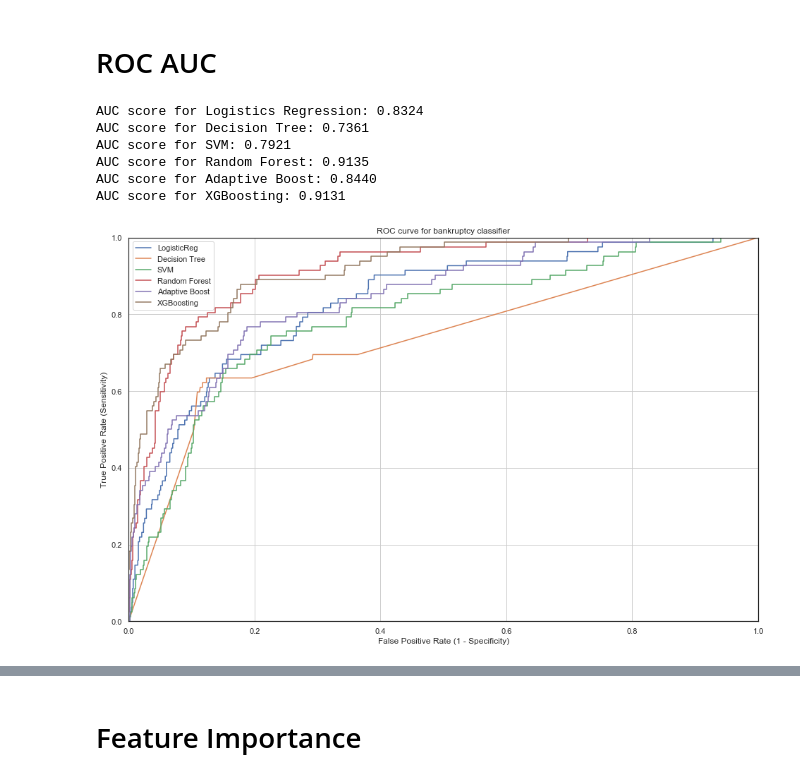
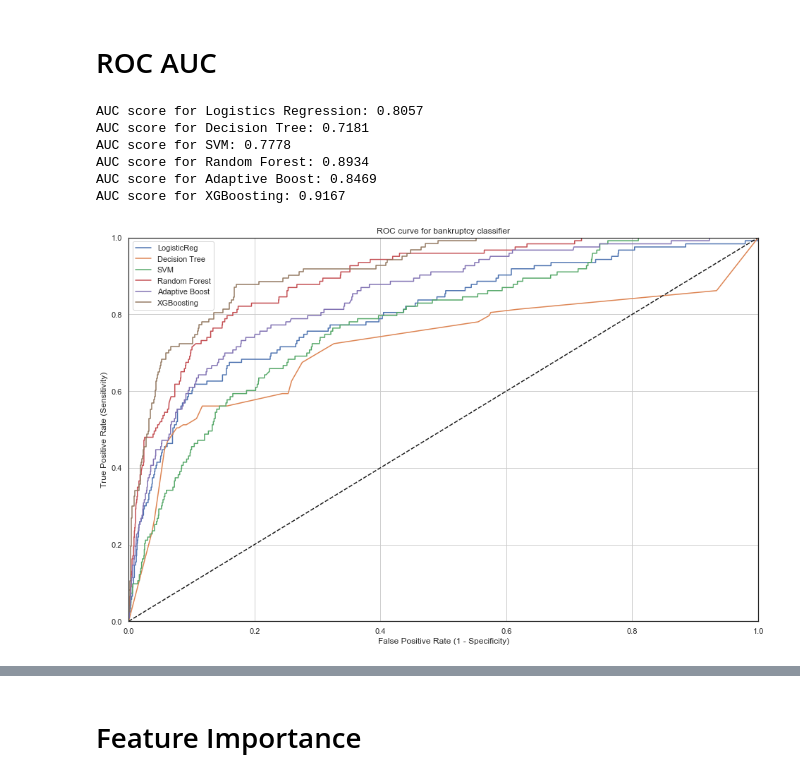
Before and after one commit to PythonNewLearner/Machine-Learning-_-Bankcruptcy, a Jupyter notebook: project.ipynb, the cells around one changed output, grey strips where cells are left out. Drawn from its saved outputs; the diff is of its cells as text; code cells hidden in the pictures.

```diff
--- a/project.ipynb
+++ b/project.ipynb
@@ -155,7 +157,7 @@ Imputing row 5901/5910 with 1 missing, elapsed time: 12.251
 # %%
-#Normalization
+#Standtardize the data
 scaler=StandardScaler()
-X_filled_knn=scaler.fit_transform(X_filled_knn)
+#X_filled_knn=scaler.fit_transform(X_filled_knn)
 # %%
 df_KNN=pd.DataFrame(X_filled_knn,columns=X.columns)
 # %% [markdown]
@@ -224,7 +226,7 @@ f2=make_scorer(fbeta_score,beta=2)
 #Over-Sampling (SMOTE)
 from imblearn.over_sampling import SMOTE
 sm=SMOTE(random_state=2019)
-pipe1=make_pipline_imb(SMOTE(random_state=2019),LogisticRegression(solver='lbfgs',random_state=2019))
+pipe1=make_pipline_imb(scaler,SMOTE(random_state=2019),LogisticRegression(solver='lbfgs',random_state=2019))
 skf=StratifiedKFold(n_splits=5,shuffle=True,random_state=2019)
 # %%
 #prepare a df to metrics
@@ -330,6 +332,8 @@ for train_index,test_index in skf.split(X_filled_knn,y):
     X_train,X_test=X_filled_knn[train_index],X_filled_knn[test_index]
     y_train,y_test=y.iloc[train_index].values,y.iloc[test_index].values
     y_train,y_test=y_train.reshape(-1,1),y_test.reshape(-1,1)
+
+    X_train=scaler.fit_transform(X_train)
 
     logreg=LogisticRegression(random_state=2019,solver='lbfgs')
     logreg.fit(X_train,y_train.ravel())
@@ -1058,24 +1069,28 @@ from sklearn.metrics import roc_curve,roc_auc_score
 # %%
-LogReg_model = Pipeline([('smt',SMOTE(random_state=2019)),
-
+LogReg_model = Pipeline([('scaler',scaler),
+                ('smt',SMOTE(random_state=2019)),
                 ('classifier', LogisticRegression(C=10,class_weight={0: 0.2, 1: 0.8},random_state=2019))
                  ])
-DT_model = Pipeline([('smt',SMOTE(random_state=2019)),
-
-                ('classifier', DecisionTreeClassifier(max_depth=14,class_weight={0: 0.8, 1: 0.2},random_state=2019))
+DT_model = Pipeline([('scaler',scaler),
+                ('smt',SMOTE(random_state=2019)),
+                ('classifier', DecisionTreeClassifier(max_depth=9,class_weight={0: 0.8, 1: 0.2},random_state=2019))
                  ])
 
-SVM_model=Pipeline([('smt',SMOTE(random_state=2019)),
+SVM_model=Pipeline([('scaler',scaler),
+                    ('smt',SMOTE(random_state=2019)),
                     ('classifier',SVC(C=10,class_weight={0: 0.2, 1: 0.8},random_state=2019,probability=True))
                    ])
-RF_model=Pipeline([('smt',SMOTE(random_state=2019)),
-                    ('classifier',RandomForestClassifier(class_weight={0: 0.8, 1: 0.2},max_depth=14,n_estimators=50,random_state=2019))
+RF_model=Pipeline([('scaler',scaler),
+                    ('smt',SMOTE(random_state=2019)),
+                    ('classifier',RandomForestClassifier(class_weight={0: 0.8, 1: 0.2},max_depth=14,n_estimators=20,random_state=2019))
                    ])
-AdaBoost_model=Pipeline([('smt',SMOTE(random_state=2019)),
-                    ('classifier',AdaBoostClassifier(n_estimators=40,random_state=2019))
+AdaBoost_model=Pipeline([('scaler',scaler),
+                    ('smt',SMOTE(random_state=2019)),
+                    ('classifier',AdaBoostClassifier(n_estimators=30,random_state=2019))
                    ])
-xgb_model=Pipeline([('smt',SMOTE(random_state=2019)),
-                    ('classifier',XGBClassifier(max_depth=5,n_estimators=100,random_state=2019))
+xgb_model=Pipeline([('scaler',scaler),
+                    ('smt',SMOTE(random_state=2019)),
+                    ('classifier',XGBClassifier(max_depth=6,n_estimators=50,random_state=2019))
                    ])
 # %%
 LogReg_model.fit(X_train,y_train)
@@ -1099,38 +1114,39 @@ y_pred_prob_xgb=xgb_model.predict_proba(X_test)[:,1]
 
 fpr_LR, tpr_LR,_ = roc_curve(y_test, y_pred_prob_LR)
 fpr_DT, tpr_DT,_ = roc_curve(y_test, y_pred_prob_DT)
 fpr_SVM, tpr_SVM,_ = roc_curve(y_test, y_pred_prob_SVM)
 fpr_RF, tpr_RF,_ = roc_curve(y_test, y_pred_prob_RF)
 fpr_AdaBoost, tpr_AdaBoost,_ = roc_curve(y_test, y_pred_prob_AdaBoost)
 fpr_xgb, tpr_xgb,_ = roc_curve(y_test, y_pred_prob_xgb)
 
 plt.figure(figsize=(16,10))
 plt.plot(fpr_LR, tpr_LR,label='LogisticReg')
 plt.plot(fpr_DT, tpr_DT,label='Decision Tree')
 plt.plot(fpr_SVM, tpr_SVM,label='SVM')
 plt.plot(fpr_RF, tpr_RF,label='Random Forest')
 plt.plot(fpr_AdaBoost, tpr_AdaBoost,label='Adaptive Boost')
 plt.plot(fpr_xgb, tpr_xgb,label='XGBoosting')
+plt.plot(np.linspace(0,1),np.linspace(0,1),'k--')
 plt.xlim([0.0, 1.0])
 plt.ylim([0.0, 1.0])
 plt.title('ROC curve for bankruptcy classifier')
 plt.xlabel('False Positive Rate (1 - Specificity)')
 plt.ylabel('True Positive Rate (Sensitivity)')
 plt.legend()
 plt.grid(True)
 
 print('AUC score for Logistics Regression: %.4f '%(roc_auc_score(y_test,y_pred_prob_LR)))
 print('AUC score for Decision Tree: %.4f'%(roc_auc_score(y_test,y_pred_prob_DT)))
 print('AUC score for SVM: %.4f'%(roc_auc_score(y_test,y_pred_prob_SVM)))
 print('AUC score for Random Forest: %.4f'%(roc_auc_score(y_test,y_pred_prob_RF)))
 print('AUC score for Adaptive Boost: %.4f'%(roc_auc_score(y_test,y_pred_prob_AdaBoost)))
 print('AUC score for XGBoosting: %.4f'%(roc_auc_score(y_test,y_pred_prob_xgb)))
 # %% [output]
-AUC score for Logistics Regression: 0.8324
-AUC score for Decision Tree: 0.7361
-AUC score for SVM: 0.7921
-AUC score for Random Forest: 0.9135
-AUC score for Adaptive Boost: 0.8440
-AUC score for XGBoosting: 0.9131
+AUC score for Logistics Regression: 0.8057
+AUC score for Decision Tree: 0.7181
+AUC score for SVM: 0.7778
+AUC score for Random Forest: 0.8934
+AUC score for Adaptive Boost: 0.8469
+AUC score for XGBoosting: 0.9167
-[figure, old version]
+[figure, new version]
 # %% [markdown]
```
Also changed, not shown: parts of 47 cells of this notebook.
